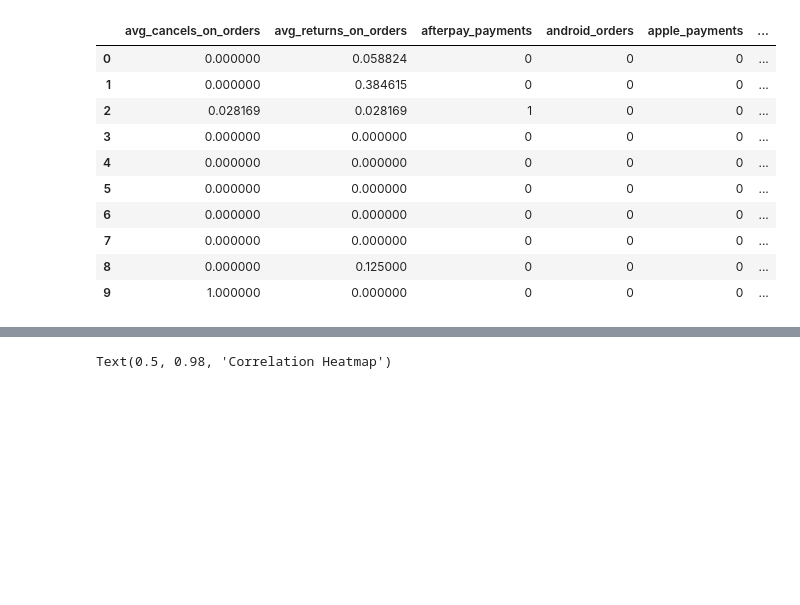
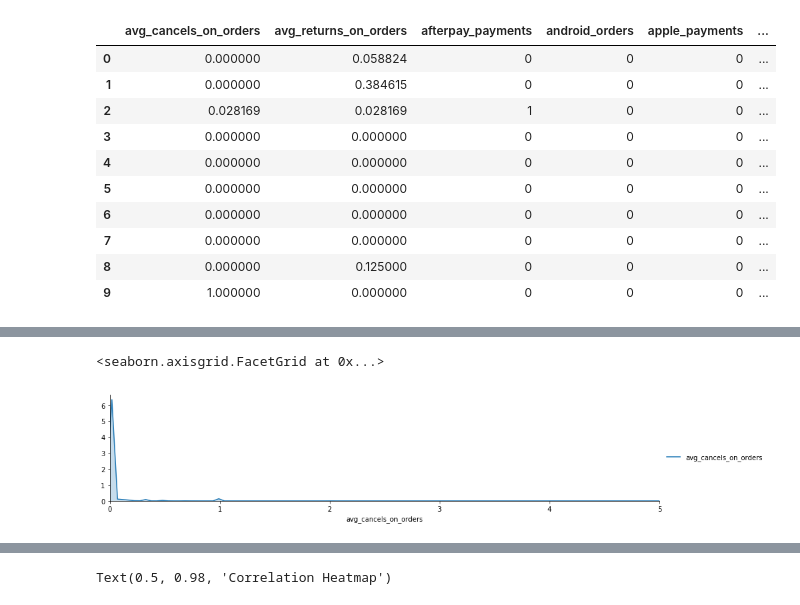
Before and after one commit to rustycodemonkey/dschallenge, a Jupyter notebook: dschallenge_keras.ipynb, the cells around one changed output, grey strips where cells are left out. Saved outputs shown, nothing was run; the diff lists cells and outputs as text; code cells hidden in the pictures; blank space fills up the shorter version.

Commit message:
Added visualisation of derived features.

```diff
--- a/dschallenge_keras.ipynb
+++ b/dschallenge_keras.ipynb
@@ -713,0 +744,9 @@ df_assumption.head(10)
+# %%
+# Kernel Density Estimation to look at the distribution of data
+g = sns.FacetGrid(df_assumption, aspect=4)
+g.map(sns.kdeplot,'avg_cancels_on_orders',shade= True)
+g.set(xlim=(df_assumption['avg_cancels_on_orders'].min(), df_assumption['avg_cancels_on_orders'].max()))
+g.add_legend()
+# %% [output]
+<seaborn.axisgrid.FacetGrid at 0x...>
+[figure, added]
```
Also changed, not shown: parts of 20 cells of this notebook.
